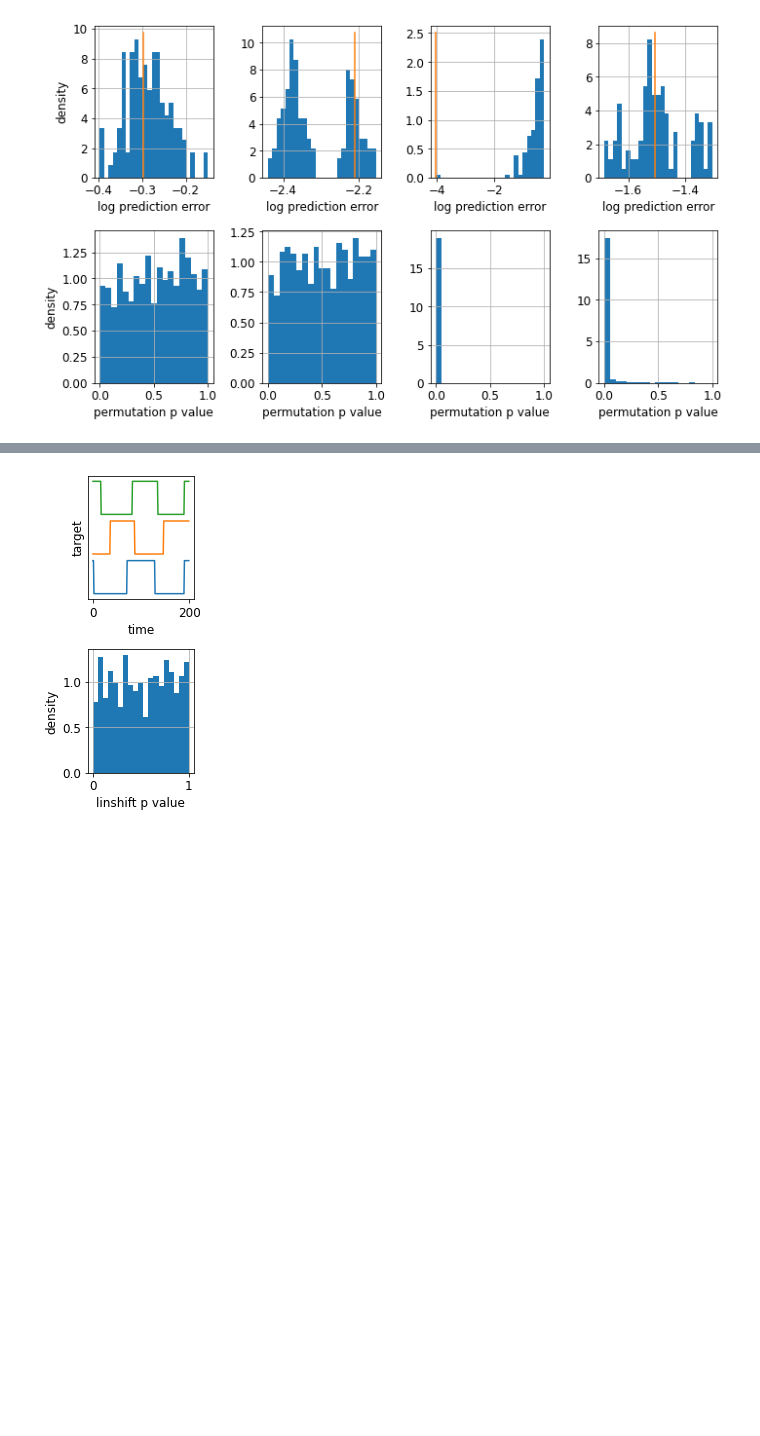
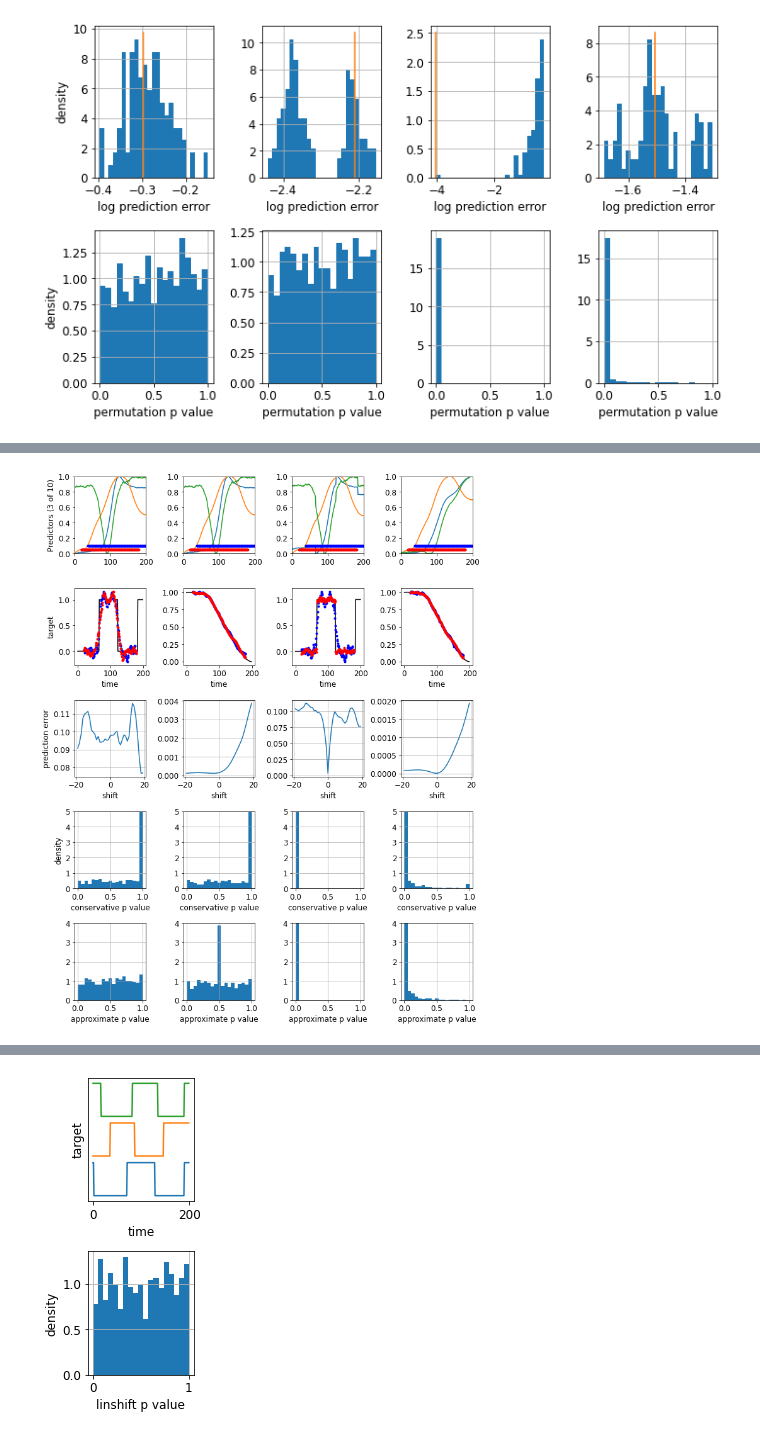
Before and after one commit to kdharris101/nonsense-correlations, a Jupyter notebook: nonsense.ipynb, the cells around one changed output, grey strips where cells are left out. Cells and saved outputs as stored; diff of their text form; code cells hidden in the pictures; blank space fills up the shorter version.

```diff
--- a/nonsense.ipynb
+++ b/nonsense.ipynb
@@ -298,3 +310,76 @@ data set 1
 data set 2
 data set 3
 [figure]
+# %%
+# linear shift test
+N=19
+R=1000
+center = np.arange(N,params.T-N)
+if 1: # make 0 to skip calculations
+    p_lin_cons = np.zeros((nParams,R))
+    p_lin_approx = np.zeros((nParams,R))
+
+    step = 2
+    resids = np.zeros(2*N+1)
+    for i,params in enumerate(paramList):
+        for r in range(R):
+            x,y = testData[i][r]
+
+            for s in range(-N,N+1):
+                resids[s+N],_,_ = ridge_error(x[s+center],y[center])
+            p_lin_cons[i,r] = np.minimum(sum(resids<=resids[N])/(N+1),1)
+            p_lin_approx[i,r] = np.minimum(sum(resids<=resids[N])/(2*N+1),1)
+
+
+s = 19
+
+# plots
+fig, ax = plt.subplots(5,nParams, figsize=(10,12.5))
+for i,params in enumerate(paramList):
+    x,y = testData[i][0]
+    subx = x[center,:3]
+    suby = x[center]
+    ax[0,i].plot(x[:,:3])
+    ax[0,i].set_xlim([0, params.T])
+    ax[0,i].set_ylim([0,1])
+    ax[0,i].plot(center, 0.05*np.ones_like(center), 'r.')
+    ax[0,i].plot(s+center, 0.1*np.ones_like(center), 'b.')
+
+    ax[1,i].plot(y, 'k')
+    _,_,yhats = ridge_error(x[s+center],y[center])
+    ax[1,i].plot(center,yhats, 'b.')
+    _,_,yhat0 = ridge_error(x[center,:],y[center])
+    ax[1,i].plot(center,yhat0, 'r.')
+    ax[1,i].set_xlabel('time')
+
+    for s in range(-N,N+1):
+        resids[s+N],_,_ = ridge_error(x[s+center],y[center])
+    ax[2,i].plot(np.arange(-N,N+1), resids)
+    ax[2,i].set_xlabel('shift')
+    ax[2,i].grid()
+
+    ax[3,i].hist(p_lin_cons[i],np.linspace(0,1,20), density=True)
+    ax[3,i].grid()
+    ax[3,i].set_xlabel('conservative p value')
+    ax[3,i].set_ylim([0,5])
+    ax[3,i].set_yticks(range(6))
+
+    ax[4,i].hist(p_lin_approx[i],np.linspace(0,1,20), density=True)
+    ax[4,i].grid()
+    ax[4,i].set_xlabel('approximate p value')
+    ax[4,i].set_ylim([0,4])
+    ax[4,i].set_yticks(range(5))
+
+    print('cons: p<.052 %f of the time\n'%np.mean(p_lin_cons[i]<.052))
+    print('aprx: p<.052 %f of the time\n\n'%np.mean(p_lin_approx[i]<.052))
+
+ax[0,0].set_ylabel('Predictors (3 of %d)'%params.C)
+ax[1,0].set_ylabel('target')
+#ax[1,3].legend(('target', 'prediction'))
+ax[2,0].set_ylabel('prediction error')
+ax[3,0].set_ylabel('density')
+
+
+plt.tight_layout()
+plt.savefig('LinShift.png',dpi=300)
+# %% [output]
@@ -301 +404,2 @@ data set 3
+[figure, added]
 # %%
```
Also changed, not shown: parts of 12 cells of this notebook.
